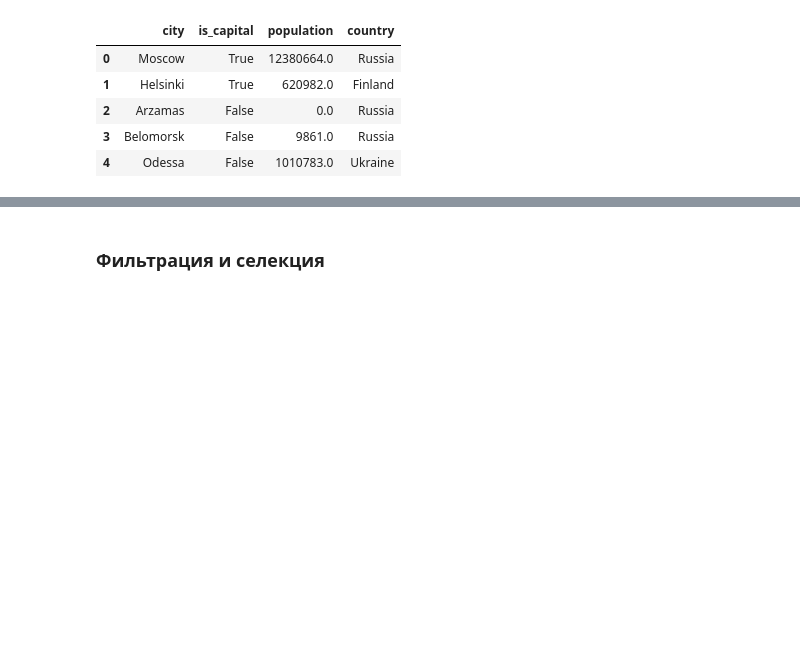
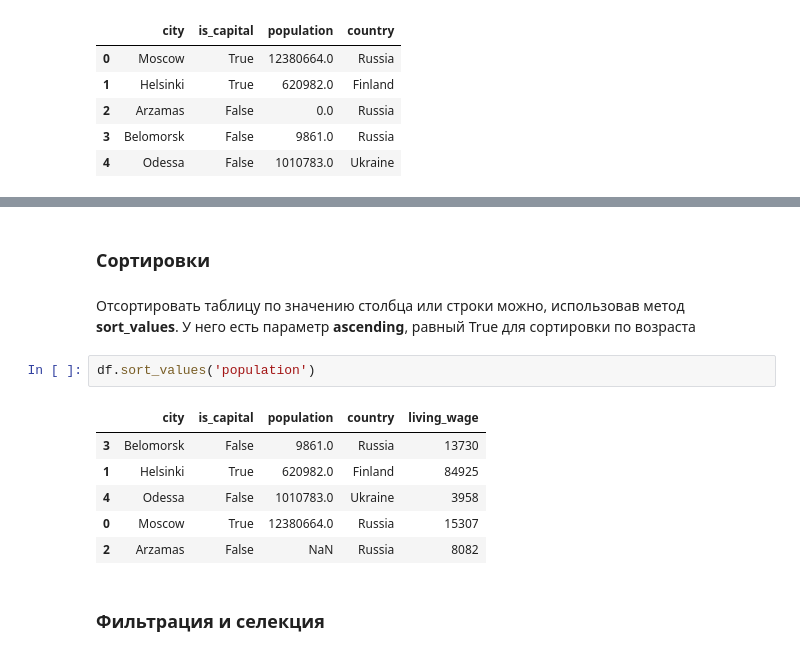
Before and after one commit to katchinsky/practice_2017, a Jupyter notebook: S 13, Pandas.ipynb, the cells around one changed output, grey strips where cells are left out. Saved outputs shown, nothing was run; the diff lists cells and outputs as text; blank space fills up the shorter version.

Commit message:
Сортировки и изменение типа столбца

```diff
--- a/S 13, Pandas.ipynb
+++ b/S 13, Pandas.ipynb
@@ -467,3 +478,16 @@ df.fillna(0)
+# %% [markdown]
+### Сортировки
+# %% [markdown]
+Отсортировать таблицу по значению столбца или строки можно, использовав метод **sort_values**. У него есть параметр **ascending**, равный True для сортировки по возраста
+# %%
+df.sort_values('population')
+# %% [output]
+|  | city | is_capital | population | country | living_wage |
+| 3 | Belomorsk | False | 9861.0 | Russia | 13730 |
+| 1 | Helsinki | True | 620982.0 | Finland | 84925 |
+| 4 | Odessa | False | 1010783.0 | Ukraine | 3958 |
+| 0 | Moscow | True | 12380664.0 | Russia | 15307 |
+| 2 | Arzamas | False | NaN | Russia | 8082 |
 # %% [markdown]
 ### Фильтрация и селекция
 # %% [markdown]
```
Also changed, not shown: parts of 4 cells of this notebook.
